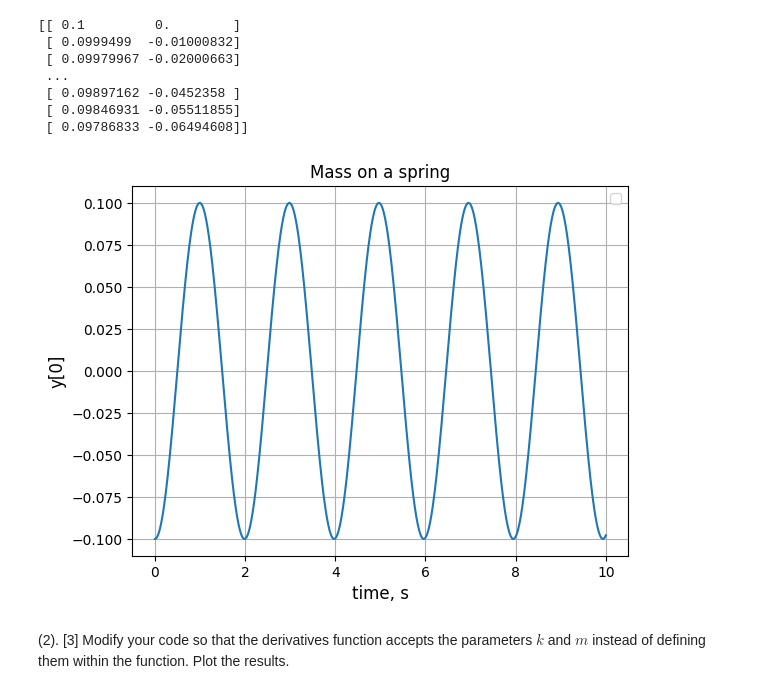
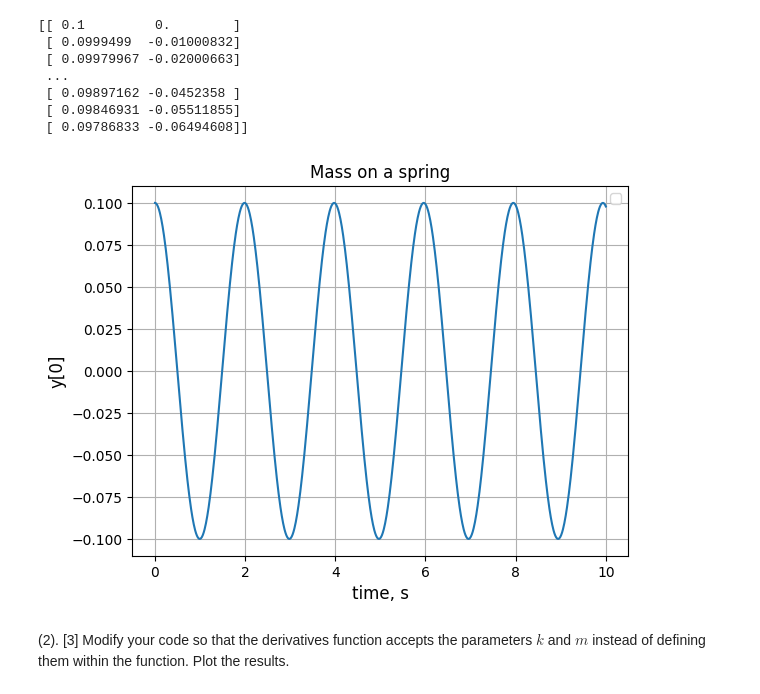
Before and after one commit to PX2145-2025/week-8-b-Lalsodagar-Adi, a Jupyter notebook: ODEs_Adi_Lalsodagar.ipynb, the cells around one changed output. Cells and saved outputs as stored; diff of their text form; code cells hidden in the pictures.

```diff
--- a/ODEs_Adi_Lalsodagar.ipynb
+++ b/ODEs_Adi_Lalsodagar.ipynb
@@ -252,13 +252,13 @@ print(y)
  [ 0.09846931 -0.05511855]
  [ 0.09786833 -0.06494608]]
 # %%
-plt.plot(t, -y[:,0]) # plotting the zeroth derivative (i.e. integral)
+plt.plot(t, y[:,0]) # plotting the zeroth derivative (i.e. integral)
 plt.xlabel('time, s', fontsize = 12)
 plt.ylabel('y[0]', fontsize = 12)
 plt.title('Mass on a spring')
 plt.legend()
 plt.grid()
 # %% [output]
-[figure, old version]
+[figure, new version]
 # %% [markdown]
  (2). [3] Modify your code so that the derivatives function accepts the parameters $k$ and $m$ instead of defining them within the function. Plot the results.
```
Also changed, not shown: parts of 9 cells of this notebook.
